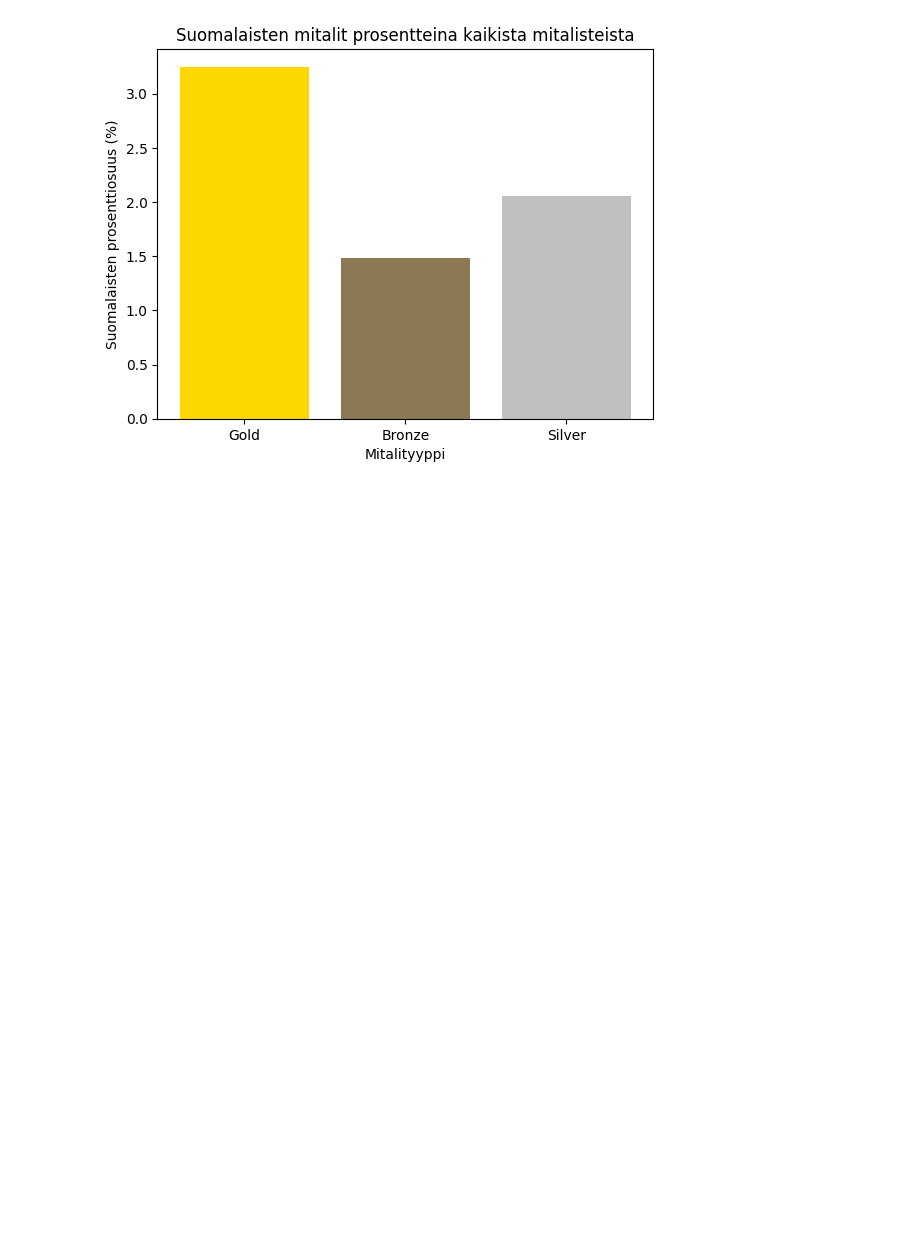
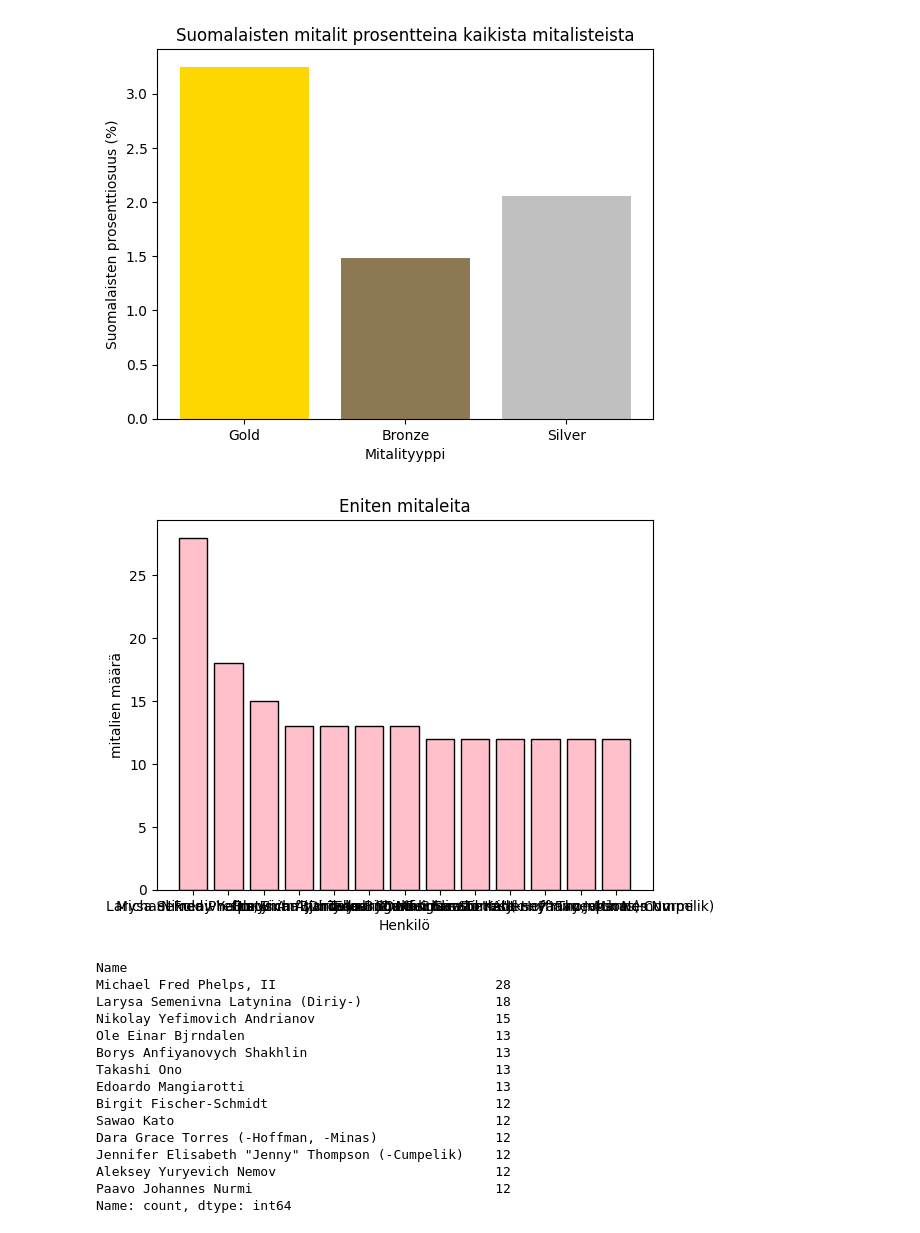
Before and after one commit to jomi112233/Analysointi-Ryhmatyo, a Jupyter notebook: projekti.ipynb, the cells around one changed output. Saved outputs shown, nothing was run; the diff lists cells and outputs as text; code cells hidden in the pictures; blank space fills up the shorter version.

```diff
--- a/projekti.ipynb
+++ b/projekti.ipynb
@@ -313,3 +328,34 @@ plt.xticks(x, categories)
 plt.show()
 # %% [output]
 [figure]
+# %%
+mitali_maat = data["Name"].value_counts().head(13)
+
+maat = mitali_maat.index
+maara = mitali_maat.values
+
+plt.bar(maat, maara, color = 'pink', edgecolor = 'black')
+
+plt.xlabel('Henkilö')
+plt.ylabel('mitalien määrä')
+plt.title('Eniten mitaleita')
+
+plt.show()
+print(mitali_maat)
+# %% [output]
+[figure, added]
+Name
+Michael Fred Phelps, II                            28
+Larysa Semenivna Latynina (Diriy-)                 18
+Nikolay Yefimovich Andrianov                       15
+Ole Einar Bjrndalen                                13
+Borys Anfiyanovych Shakhlin                        13
+Takashi Ono                                        13
+Edoardo Mangiarotti                                13
+Birgit Fischer-Schmidt                             12
+Sawao Kato                                         12
+Dara Grace Torres (-Hoffman, -Minas)               12
+Jennifer Elisabeth "Jenny" Thompson (-Cumpelik)    12
+Aleksey Yuryevich Nemov                            12
+Paavo Johannes Nurmi                               12
+Name: count, dtype: int64
```
Also changed, not shown: parts of 2 cells of this notebook.
